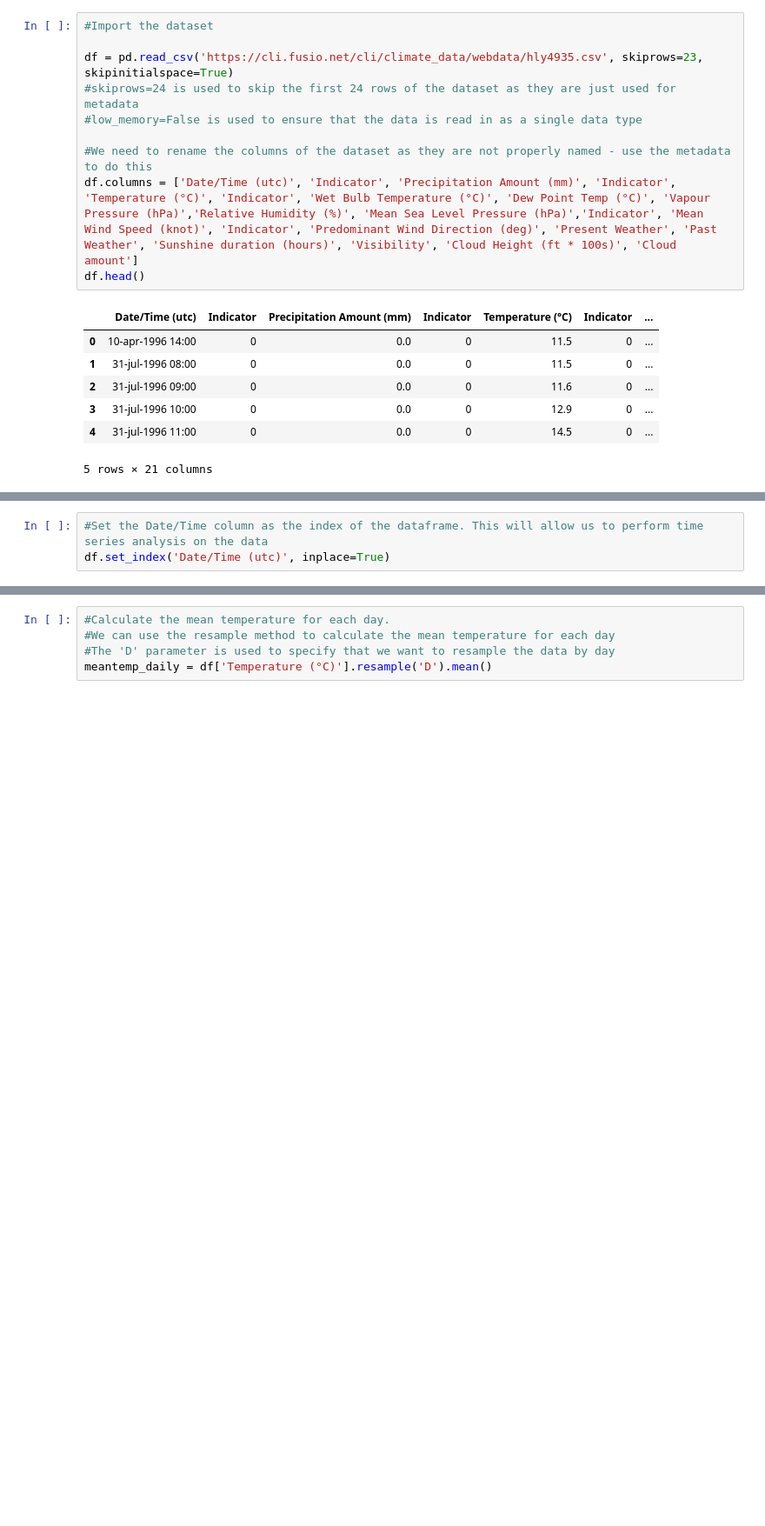
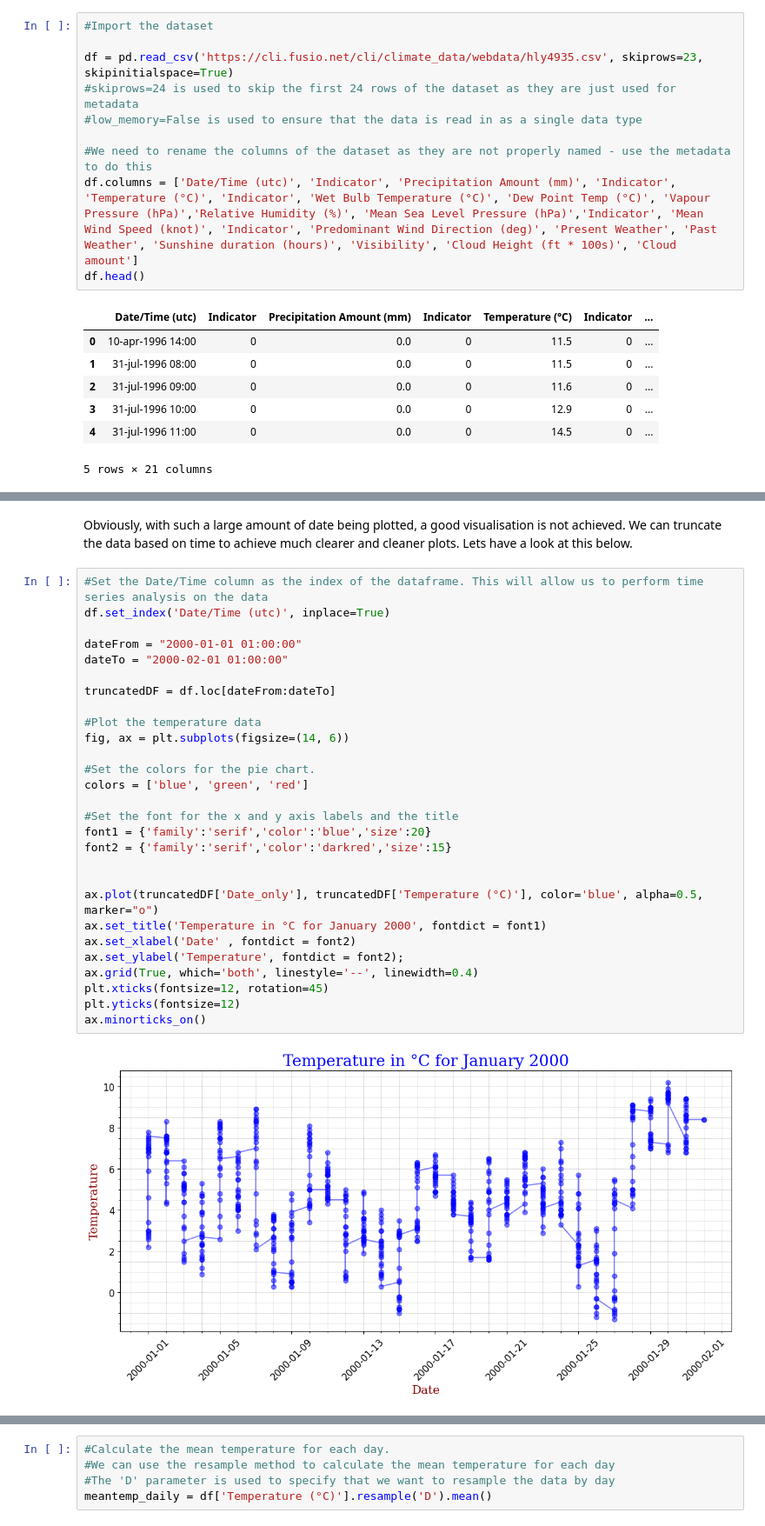
Before and after one commit to MikeCurleyCoosan/PFDA, a Jupyter notebook: PFDA_assignments/assignment06_weather.ipynb, the cells around one changed output, grey strips where cells are left out. Shown at 87% size. Cells and saved outputs as stored; diff of their text form; blank space fills up the shorter version.

```diff
--- a/PFDA_assignments/assignment06_weather.ipynb
+++ b/PFDA_assignments/assignment06_weather.ipynb
@@ -137,3 +146,33 @@ ax.set_ylabel('Temperature', fontdict = font2);
-# %%
-#Set the Date/Time column as the index of the dataframe. This will allow us to perform time series analysis on the data
-df.set_index('Date/Time (utc)', inplace=True)
+# %% [markdown]
+Obviously, with such a large amount of date being plotted, a good visualisation is not achieved. We can truncate the data based on time to achieve much clearer and cleaner plots.
+Lets have a look at this below.
+# %%
+#Set the Date/Time column as the index of the dataframe. This will allow us to perform time series analysis on the data
+df.set_index('Date/Time (utc)', inplace=True)
+
+dateFrom = "2000-01-01 01:00:00"
+dateTo = "2000-02-01 01:00:00"
+
+truncatedDF = df.loc[dateFrom:dateTo]
+
+#Plot the temperature data
+fig, ax = plt.subplots(figsize=(14, 6))
+
+#Set the colors for the pie chart.
+colors = ['blue', 'green', 'red']
+
+#Set the font for the x and y axis labels and the title
+font1 = {'family':'serif','color':'blue','size':20}
+font2 = {'family':'serif','color':'darkred','size':15}
+
+
+ax.plot(truncatedDF['Date_only'], truncatedDF['Temperature (°C)'], color='blue', alpha=0.5, marker="o")
+ax.set_title('Temperature in °C for January 2000', fontdict = font1)
+ax.set_xlabel('Date' , fontdict = font2)
+ax.set_ylabel('Temperature', fontdict = font2);
+ax.grid(True, which='both', linestyle='--', linewidth=0.4)
+plt.xticks(fontsize=12, rotation=45)
+plt.yticks(fontsize=12)
+ax.minorticks_on()
+# %% [output]
+[figure, added]
```
Also changed, not shown: parts of 17 cells of this notebook.
